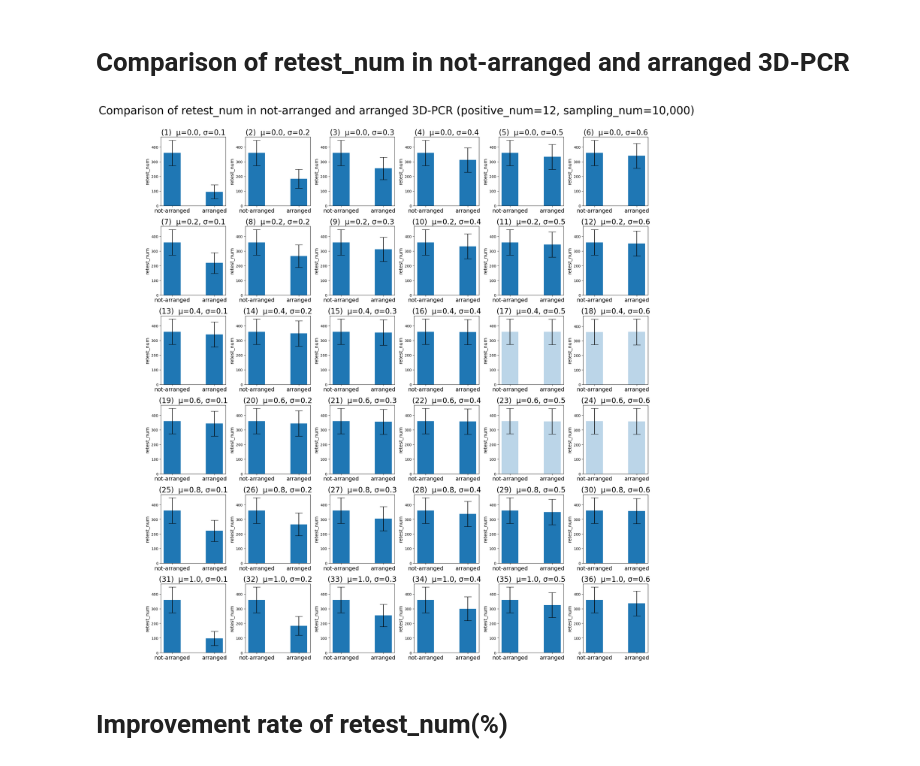
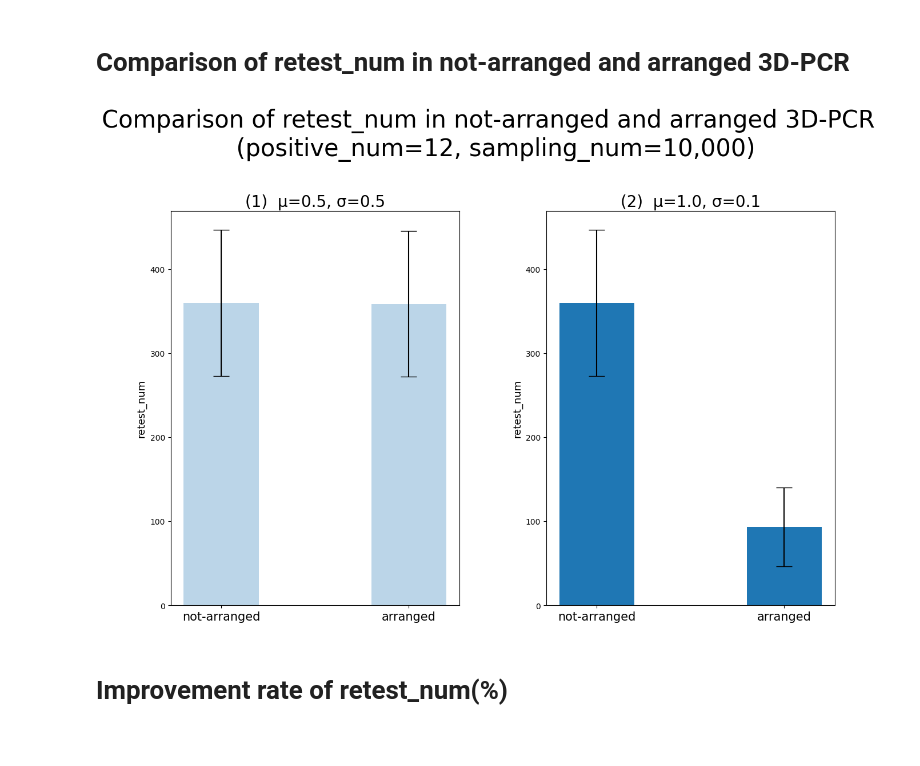
Before and after one commit to iGEM-TokyoTech/2023-Software-3D-PCR, a Jupyter notebook: notebooks/simulator.ipynb, the cells around one changed output. Saved outputs shown, nothing was run; the diff lists cells and outputs as text; code cells hidden in the pictures.

```diff
--- a/notebooks/simulator.ipynb
+++ b/notebooks/simulator.ipynb
@@ -61,3 +142,9 @@ def check_significant_difference(sample_1, sample_2):
         return True
     else:
         return False
+# %%
+plates = np.zeros(sample_size)
+plates[[1, 2, 0]] = 1
+plates[[1, 5, 6]] = 1
+# visualizer_positive(plates, (10, 589))
+visualizer(plates)
@@ -134,0 +291,13 @@ fig.show()
+# %%
+positive_index = np.random.choice(960, 5, replace=False)
+
+positive_index = np.unravel_index(positive_index, (12, 8, 10))
+
+plates = np.zeros(sample_size)
+plates[positive_index] = 1
+
+arranged_plates = np.zeros(sample_size)
+arranged_plates[:5, 0, 0] = 1
+
+visualizer(plates, title=f'Retest required well(Red wells need to be retested) not-arranged \n (retest_num={calculate_positive_indices(plates)})')
+visualizer(arranged_plates, title=f'Retest required well(Red wells need to be retested) arranged \n (retest_num={calculate_positive_indices(arranged_plates)})')
@@ -215,9 +421,10 @@ fig.show()
 # %% [markdown]
 ## case-3
 # %%
-means = [round(i*0.2, 2) for i in range(0, 6)]
-std_devs = [round(i*0.1, 2) for i in range(1, 7)]
-params = list(itertools.product(means, std_devs))
+# means = [round(i*0.2, 2) for i in range(0, 6)]
+# std_devs = [round(i*0.1, 2) for i in range(1, 7)]
+# params = list(itertools.product(means, std_devs))
+params = [(0.5, 0.5), (1.0, 0.1)]
 sampling_num = 100000
 
 hidden_probability_list = []
@@ -230,7 +437,8 @@ for i in range(len(params)):
     mu, sigma = params[i]
     samples = np.random.normal(mu, sigma, sampling_num)
     samples = samples[(samples >= 0) & (samples <= 1)]
-    ax = fig.add_subplot(6, 6, i+1)
+    # ax = fig.add_subplot(6, 6, i+1)
+    ax = fig.add_subplot(1, 2, i+1)
     ax.hist(samples, bins=50, alpha=0.7)
     ax.set_xlim(0, 1)
     ax.set_title(f'({i+1})  μ={mu}, σ={sigma}')
@@ -346,45 +554,47 @@ data_density = 2
 result_3_pure = result_3_pure_list[data_density]
 result_3_arranged = result_3_arranged_list[data_density]
 
-fig = plt.figure(figsize=(24, 24))
+# fig = plt.figure(figsize=(24, 24))
+fig = plt.figure(figsize=(15, 10))
 mean_improvement = []
 
 for i in range(len(hidden_probability_list)):
-    ax = fig.add_subplot(6, 6, i+1)
+    # ax = fig.add_subplot(6, 6, i+1)
+    ax = fig.add_subplot(1, 2, i+1)
 
     mean_pure, mean_arranged = np.mean(result_3_pure[i]), np.mean(result_3_arranged[i])
     std_pure, std_arranged = np.std(result_3_pure[i]), np.std(result_3_arranged[i])
 
     mean_improvement.append((mean_pure, mean_arranged))
     # print('error') if ~np.all(mean_pure) else None
 
     if check_significant_difference(result_3_pure[i], result_3_arranged[i]):
         alpha = 1.0
     else:
         alpha = 0.3
 
     ax.bar(0, mean_pure, yerr=std_pure, capsize=10, color='#1f77b4', alpha=alpha)
     ax.bar(2, mean_arranged, yerr=std_arranged, capsize=10, color='#1f77b4', alpha=alpha)
 
 
     ticks_location = [0, 2]  # この位置に目盛りを設定
     labels = ['not-arranged', 'arranged']   # このラベルを表示
 
 
     ax.set_title(f'({i+1})  μ={params[i][0]}, σ={params[i][1]}', size=20)
     ax.set_xticks(ticks_location)
     ax.set_xticklabels(labels, size=15)
     ax.set_ylabel('retest_num', size=13)
     # ax.set_yticklabels(ax.get_yticks(), rotation=45, size=10)
     # ax.set_title(f'Simulation results of {shot_num} times')
 
     ax.ticklabel_format(style='plain',axis='y')
 
-fig.suptitle(f'Comparison of retest_num in not-arranged and arranged 3D-PCR (positive_num={cases[data_density]}, sampling_num={shot_num:,})', size=30)
-fig.subplots_adjust(wspace=0.3, hspace=0.3, top=0.93)
+fig.suptitle(f'Comparison of retest_num in not-arranged and arranged 3D-PCR \n (positive_num={cases[data_density]}, sampling_num={shot_num:,})', size=30)
+fig.subplots_adjust(wspace=0.3, hspace=0.3, top=0.8)
 fig.show()
 # %% [output]
-[figure, old version]
+[figure, new version]
 # %% [markdown]
 # Improvement rate of retest_num(%)
 # %%
```
Also changed, not shown: parts of 8 cells of this notebook, 1 other file.
